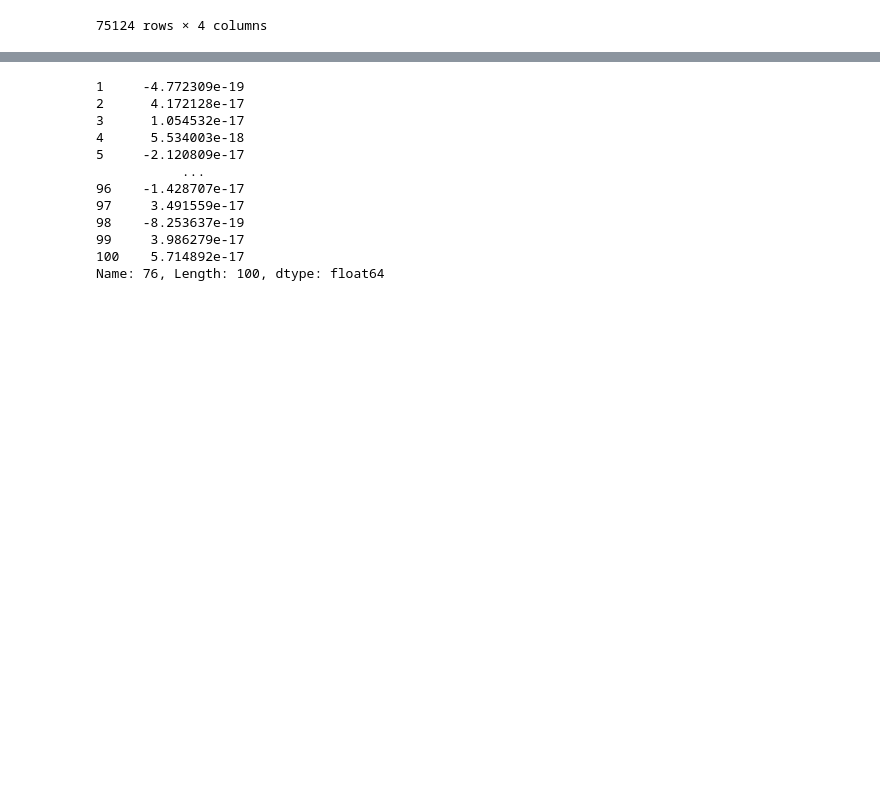
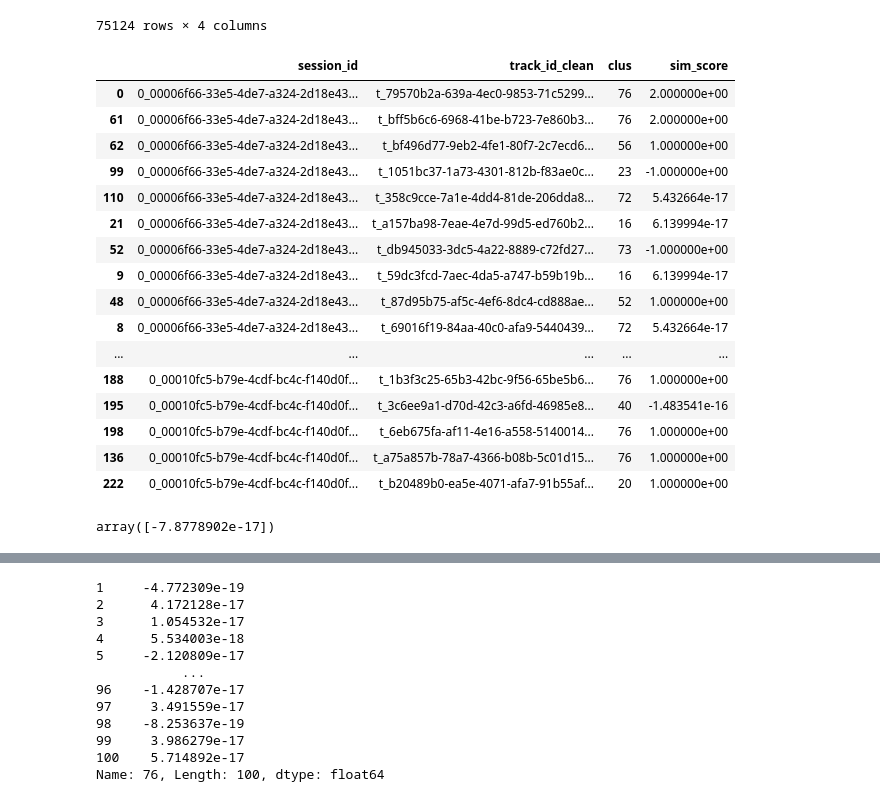
Before and after one commit to curlsloth/Capstone_Spotify-Sequential-Skip-Prediction, a Jupyter notebook: notebooks/11_get_similarity_data.ipynb, the cells around one changed output, grey strips where cells are left out. Saved outputs shown, nothing was run; the diff lists cells and outputs as text; code cells hidden in the pictures; blank space fills up the shorter version.

Commit message:
11_get_similarity_data function ready

```diff
--- a/notebooks/11_get_similarity_data.ipynb
+++ b/notebooks/11_get_similarity_data.ipynb
@@ -38,3 +38,51 @@ log_df_1
 | 75122 | 0_0eae096d-ae4c-4556-8227-0f62949... | t_07e08679-899e-4dcd-8822-b283dbd... | False | 81 |
 | 75123 | 0_0eae096d-ae4c-4556-8227-0f62949... | t_3a9183ba-ee90-4afd-b54c-0071e63... | False | 2 |
 75124 rows × 4 columns
+# %%
+def get_sim(df_hist, df_lookup, sim_file, score_name):
+    sim_matrix = pd.read_csv(sim_file).drop(columns=['Unnamed: 0'])
+    sim_matrix.columns = list(map(str, range(0,len(sim_matrix))))
+
+    df_hist['ListenYes'] = (df_hist['skip_2'] == False)*1
+    df_hist['ListenYes'].replace(0, -1, inplace = True)
+    df_hist = df_hist.groupby(['session_id', 'clus']).agg({'ListenYes':['sum']})
+    df_hist = df_hist.reset_index()
+    df_hist.columns = df_hist.columns.droplevel(level = 1) # take out the unwanted level
+    df_pivot = pd.pivot_table(df_hist, values = 'ListenYes',index='session_id', columns='clus')
+    df_pivot = df_pivot.fillna(0)
+
+    df_sim_session = df_pivot.dot(sim_matrix)/sim_matrix.sum()
+#     return df_sim_session
+
+    df_lookup[score_name] = df_sim_session.lookup(df_lookup['session_id'],df_lookup['clus'].astype(str))
+
+    return df_lookup
+# %%
+log_df_2 = log_df.loc[log_df['session_position']>(log_df['session_length']/2)]
+log_df_2 = log_df_2[['session_id','track_id_clean']].merge(kmean100_df)
+
+df_lookup2 = get_sim(log_df_1, log_df_2, '../models/SVD/similarity/k100_CosSim.csv')
+# %%
+df_lookup2.sort_values('session_id')[0:30]
+# %% [output]
+|  | session_id | track_id_clean | clus | sim_score |
+| 0 | 0_00006f66-33e5-4de7-a324-2d18e43... | t_79570b2a-639a-4ec0-9853-71c5299... | 76 | 2.000000e+00 |
+| 61 | 0_00006f66-33e5-4de7-a324-2d18e43... | t_bff5b6c6-6968-41be-b723-7e860b3... | 76 | 2.000000e+00 |
+| 62 | 0_00006f66-33e5-4de7-a324-2d18e43... | t_bf496d77-9eb2-4fe1-80f7-2c7ecd6... | 56 | 1.000000e+00 |
+| 99 | 0_00006f66-33e5-4de7-a324-2d18e43... | t_1051bc37-1a73-4301-812b-f83ae0c... | 23 | -1.000000e+00 |
+| 110 | 0_00006f66-33e5-4de7-a324-2d18e43... | t_358c9cce-7a1e-4dd4-81de-206dda8... | 72 | 5.432664e-17 |
+| 21 | 0_00006f66-33e5-4de7-a324-2d18e43... | t_a157ba98-7eae-4e7d-99d5-ed760b2... | 16 | 6.139994e-17 |
+| 52 | 0_00006f66-33e5-4de7-a324-2d18e43... | t_db945033-3dc5-4a22-8889-c72fd27... | 73 | -1.000000e+00 |
+| 9 | 0_00006f66-33e5-4de7-a324-2d18e43... | t_59dc3fcd-7aec-4da5-a747-b59b19b... | 16 | 6.139994e-17 |
+| 48 | 0_00006f66-33e5-4de7-a324-2d18e43... | t_87d95b75-af5c-4ef6-8dc4-cd888ae... | 52 | 1.000000e+00 |
+| 8 | 0_00006f66-33e5-4de7-a324-2d18e43... | t_69016f19-84aa-40c0-afa9-5440439... | 72 | 5.432664e-17 |
+| ... | ... | ... | ... | ... |
+| 188 | 0_00010fc5-b79e-4cdf-bc4c-f140d0f... | t_1b3f3c25-65b3-42bc-9f56-65be5b6... | 76 | 1.000000e+00 |
+| 195 | 0_00010fc5-b79e-4cdf-bc4c-f140d0f... | t_3c6ee9a1-d70d-42c3-a6fd-46985e8... | 40 | -1.483541e-16 |
+| 198 | 0_00010fc5-b79e-4cdf-bc4c-f140d0f... | t_6eb675fa-af11-4e16-a558-5140014... | 76 | 1.000000e+00 |
+| 136 | 0_00010fc5-b79e-4cdf-bc4c-f140d0f... | t_a75a857b-78a7-4366-b08b-5c01d15... | 76 | 1.000000e+00 |
+| 222 | 0_00010fc5-b79e-4cdf-bc4c-f140d0f... | t_b20489b0-ea5e-4071-afa7-91b55af... | 20 | 1.000000e+00 |
+# %%
+df_lookup2.lookup(['0_00006f66-33e5-4de7-a324-2d18e439fc1e'], ['0'])
+# %% [output]
+array([-7.8778902e-17])
```
Also changed, not shown: parts of 13 cells of this notebook.
